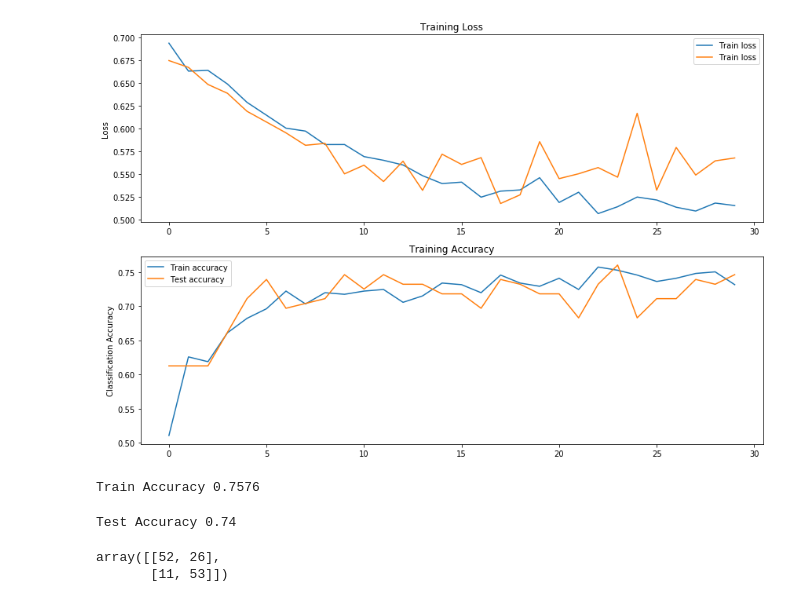
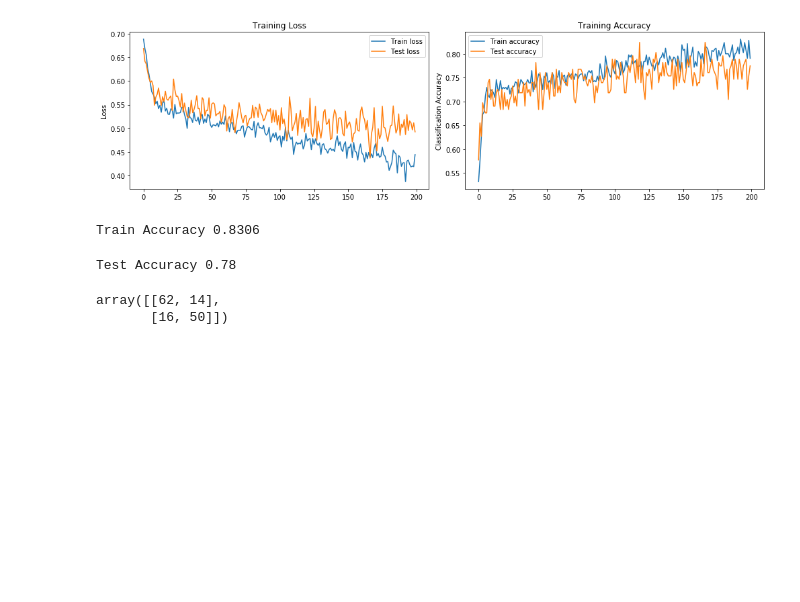
Before and after one commit to MaxMay95/CS7641-NCAA-Predictions, a Jupyter notebook: vinod.ipynb, the cells around one changed output. Drawn from its saved outputs; the diff is of its cells as text; code cells hidden in the pictures; blank space fills up the shorter version.

Commit message:
added images and text

```diff
--- a/vinod.ipynb
+++ b/vinod.ipynb
@@ -12,14 +12,8 @@ from sklearn.preprocessing import LabelEncoder
 import torch.nn.functional as F
 # %%
 df_stats = get_game_data()
-
-wins = df_stats.loc[df_stats['Team1 result'] == 'win']
-# wins = wins.sample(n=36)
-loss = df_stats.loc[df_stats['Team1 result'] == 'loss']
-# df_stats = pd.concat([wins, loss])
 Y = df_stats['Team1 result']
 labelencoder = LabelEncoder()
 Y = labelencoder.fit_transform(Y)
 
 df_stats = df_stats.loc[:, df_stats.columns.str.contains('Norm')]
-df_stats = df_stats.drop(['Seed Norm Diff'], axis=1)
@@ -88,20 +29,27 @@ X[0:5]
+# %%
+X_train, X_test, Y_train, Y_test = train_test_split(df_stats, Y, test_size=0.25, random_state=101 )
+
+pca = PCA(0.99)
+pca.fit(X_train)
+X_train = pca.transform(X_train)
+X_test = pca.transform(X_test)
+
+X_train = pd.DataFrame(data = X_train, columns = ['PC1', 'PC2', 'PC3','PC4','PC5','PC6','PC7','PC8','PC9','PC10','PC11', 'PC12'])
+X_train = X_train.values
 # %%
 class Network(nn.Module):
     def __init__(self, isTraining = True):
         super().__init__()
 
-        nfeatures = 14
+        nfeatures = 12
         self.isTraining = isTraining
-        # Inputs to hidden layer linear transformation
-        self.hidden = nn.Linear(nfeatures, 256)
+        self.input = nn.Linear(nfeatures, 256)
         self.hidden1 = nn.Linear(256, 256)
-        self.hidden2 = nn.Linear(256, 256)
         self.output = nn.Linear(256, 1)
-        # Define sigmoid activation and softmax output
         self.sigmoid = nn.Sigmoid()
 
     def forward(self, x):
-        x = self.hidden(x)
+        x = self.input(x)
         x = F.relu(x)
         x = F.dropout(x, p = 0.7, training=self.isTraining)
         x = self.hidden1(x)
@@ -112,9 +60,6 @@ class Network(nn.Module):
 
         return x
 # %%
-X_train, X_test, Y_train, Y_test = train_test_split(X, Y, test_size=0.25, random_state=73)
-X_train, X_test = X_train.values, X_test.values
-
 model = Network(isTraining=True)
 
 loss_func = nn.BCELoss()
@@ -125,7 +70,7 @@ train_loss = []
 test_loss = []
 train_accuracy = []
 test_accuracy = []
-iters = 30
+iters = 200
 Y_train_t = torch.FloatTensor(Y_train).reshape(-1, 1)
 Y_test_t = torch.FloatTensor(Y_test).reshape(-1, 1)
 for i in range(iters):
@@ -136,37 +81,37 @@ for i in range(iters):
     optimizer.step()
     optimizer.zero_grad()
     y_hat_class = np.where(y_hat.detach().numpy()<0.5, 0, 1)
     accuracy = np.sum(Y_train.reshape(-1,1)==y_hat_class) / len(Y_train)
     train_accuracy.append(accuracy)
     train_loss.append(loss.item())
 
     X_test_t = torch.FloatTensor(X_test)
     y_hat = model(X_test_t)
     loss = loss_func(y_hat, Y_test_t)
     y_hat_class = np.where(y_hat.detach().numpy()<0.5, 0, 1)
     accuracy = np.sum(Y_test.reshape(-1,1)==y_hat_class) / len(Y_test)
     test_accuracy.append(accuracy)
     test_loss.append(loss.item())
 
-fig, ax = plt.subplots(2, 1, figsize=(12,8))
+fig, ax = plt.subplots(1, 2, figsize=(14,4))
 ax[0].plot(train_loss, label='Train loss')
-ax[0].plot(test_loss, label='Train loss')
+ax[0].plot(test_loss, label='Test loss')
 ax[0].set_ylabel('Loss')
 ax[0].set_title('Training Loss')
 ax[0].legend()
 
 ax[1].plot(train_accuracy, label='Train accuracy')
 ax[1].plot(test_accuracy, label='Test accuracy')
 ax[1].set_ylabel('Classification Accuracy')
 ax[1].set_title('Training Accuracy')
 ax[1].legend()
 
 plt.tight_layout()
 plt.show()
 print("Train Accuracy {:.4f}".format(max(train_accuracy)))
 # %% [output]
-[figure, old version]
+[figure, new version]
-Train Accuracy 0.7576
+Train Accuracy 0.8306
 # %%
 model.isTraining = False
 X_test_t = torch.FloatTensor(X_test)
@@ -175,10 +120,10 @@ y_hat_test_class = np.where(y_hat_test.detach().numpy()<0.5, 0, 1)
 test_accuracy = np.sum(Y_test.reshape(-1,1)==y_hat_test_class) / len(Y_test)
 print("Test Accuracy {:.2f}".format(test_accuracy))
 # %% [output]
-Test Accuracy 0.74
+Test Accuracy 0.78
 # %%
 from sklearn.metrics import confusion_matrix
 confusion_matrix(Y_test, y_hat_test_class)
 # %% [output]
-array([[52, 26],
-       [11, 53]])
+array([[62, 14],
+       [16, 50]])
```
Also changed, not shown: parts of 7 cells of this notebook, 4 other files.
